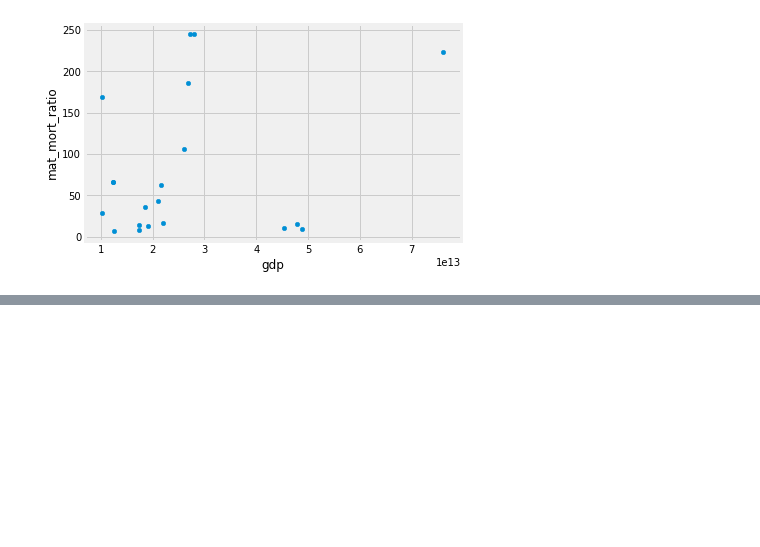
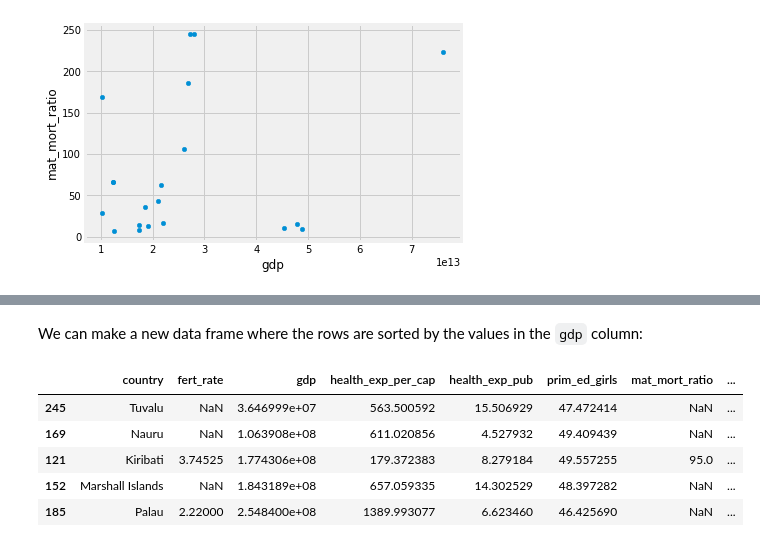
Before and after one commit to matthew-brett/dsfe, a Jupyter notebook: notebooks/04/data_frame_intro.ipynb, the cells around one changed output, grey strips where cells are left out. Saved outputs shown, nothing was run; the diff lists cells and outputs as text; code cells hidden in the pictures; blank space fills up the shorter version.

```diff
--- a/notebooks/04/data_frame_intro.ipynb
+++ b/notebooks/04/data_frame_intro.ipynb
@@ -316,0 +378,12 @@ rich_gender_data.plot.scatter('gdp', 'mat_mort_ratio')
+# %% [markdown]
+We can make a new data frame where the rows are sorted by the values in the `gdp` column:
+# %%
+gender_data_by_gdp = gender_data.sort_values('gdp')
+gender_data_by_gdp.head()
+# %% [output]
+|  | country | fert_rate | gdp | health_exp_per_cap | health_exp_pub | prim_ed_girls | mat_mort_ratio | ... |
+| 245 | Tuvalu | NaN | 3.646999e+07 | 563.500592 | 15.506929 | 47.472414 | NaN | ... |
+| 169 | Nauru | NaN | 1.063908e+08 | 611.020856 | 4.527932 | 49.409439 | NaN | ... |
+| 121 | Kiribati | 3.74525 | 1.774306e+08 | 179.372383 | 8.279184 | 49.557255 | 95.0 | ... |
+| 152 | Marshall Islands | NaN | 1.843189e+08 | 657.059335 | 14.302529 | 48.397282 | NaN | ... |
+| 185 | Palau | 2.22000 | 2.548400e+08 | 1389.993077 | 6.623460 | 46.425690 | NaN | ... |
```
Also changed, not shown: parts of 31 cells of this notebook, 1 other file.
